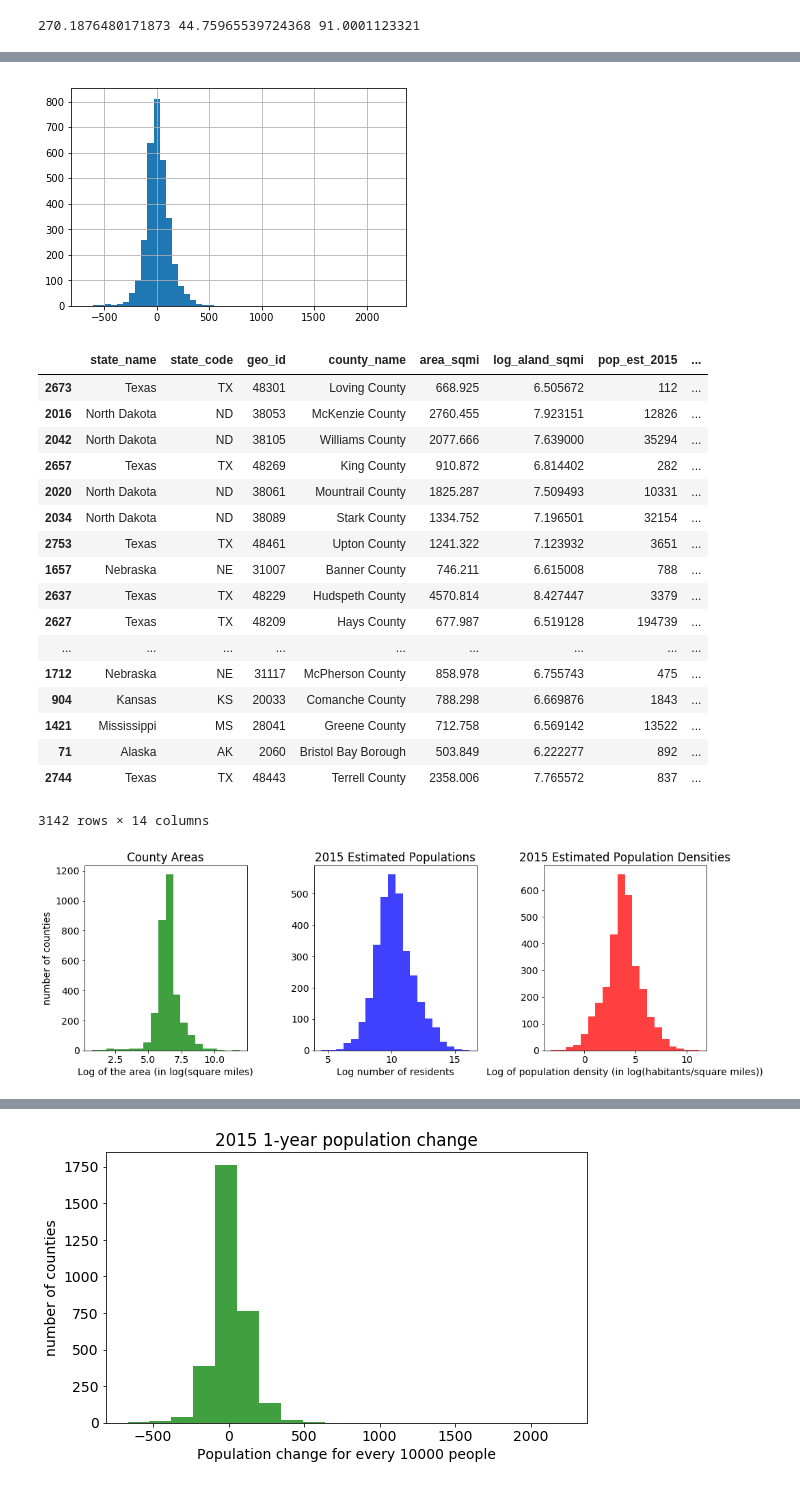
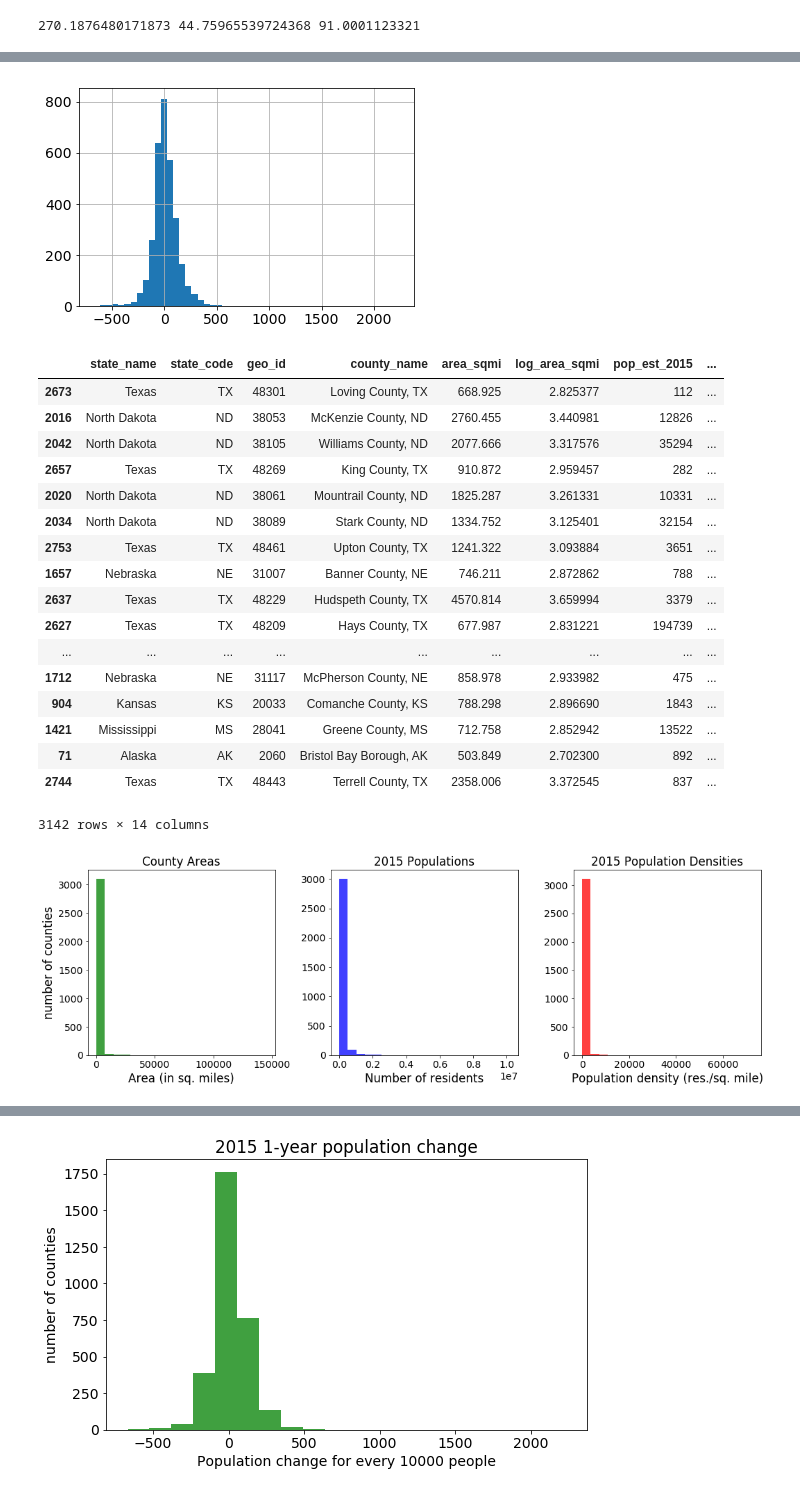
Before and after one commit to arilib/should_I_open_a_bar_Galvanize_capstone_project, a Jupyter notebook: src/jupyter_notebooks/eda_on_2015_pop_and_area.ipynb, the cells around one changed output, grey strips where cells are left out. Cells and saved outputs as stored; diff of their text form; code cells hidden in the pictures.

```diff
--- a/src/jupyter_notebooks/eda_on_2015_pop_and_area.ipynb
+++ b/src/jupyter_notebooks/eda_on_2015_pop_and_area.ipynb
@@ -5,7 +5,7 @@ import matplotlib as mpl
 import matplotlib.pyplot as plt
 %matplotlib inline
 # %%
-dfr = pd.read_csv('../data/2015_pop_and_area.csv')
+dfr = pd.read_csv('../../data/2015_demo_geo.csv')
 df = dfr.drop('Unnamed: 0', axis=1)
 df.head()
 # %% [output]
@@ -67,55 +67,55 @@ df.sort_values(['pop_den_2015'], axis=0, ascending=False)
 # %%
 df['pop_ch_10000_2015'].hist(bins=50);
 # %% [output]
-[figure, old version]
+[figure, new version]
 # %%
 df.sort_values(['pop_ch_10000_2015'], axis=0, ascending=False)
 # %% [output]
-|  | state_name | state_code | geo_id | county_name | area_sqmi | log_aland_sqmi | pop_est_2015 | ... |
-| 2673 | Texas | TX | 48301 | Loving County | 668.925 | 6.505672 | 112 | ... |
-| 2016 | North Dakota | ND | 38053 | McKenzie County | 2760.455 | 7.923151 | 12826 | ... |
-| 2042 | North Dakota | ND | 38105 | Williams County | 2077.666 | 7.639000 | 35294 | ... |
-| 2657 | Texas | TX | 48269 | King County | 910.872 | 6.814402 | 282 | ... |
-| 2020 | North Dakota | ND | 38061 | Mountrail County | 1825.287 | 7.509493 | 10331 | ... |
-| 2034 | North Dakota | ND | 38089 | Stark County | 1334.752 | 7.196501 | 32154 | ... |
-| 2753 | Texas | TX | 48461 | Upton County | 1241.322 | 7.123932 | 3651 | ... |
-| 1657 | Nebraska | NE | 31007 | Banner County | 746.211 | 6.615008 | 788 | ... |
-| 2637 | Texas | TX | 48229 | Hudspeth County | 4570.814 | 8.427447 | 3379 | ... |
-| 2627 | Texas | TX | 48209 | Hays County | 677.987 | 6.519128 | 194739 | ... |
+|  | state_name | state_code | geo_id | county_name | area_sqmi | log_area_sqmi | pop_est_2015 | ... |
+| 2673 | Texas | TX | 48301 | Loving County, TX | 668.925 | 2.825377 | 112 | ... |
+| 2016 | North Dakota | ND | 38053 | McKenzie County, ND | 2760.455 | 3.440981 | 12826 | ... |
+| 2042 | North Dakota | ND | 38105 | Williams County, ND | 2077.666 | 3.317576 | 35294 | ... |
+| 2657 | Texas | TX | 48269 | King County, TX | 910.872 | 2.959457 | 282 | ... |
+| 2020 | North Dakota | ND | 38061 | Mountrail County, ND | 1825.287 | 3.261331 | 10331 | ... |
+| 2034 | North Dakota | ND | 38089 | Stark County, ND | 1334.752 | 3.125401 | 32154 | ... |
+| 2753 | Texas | TX | 48461 | Upton County, TX | 1241.322 | 3.093884 | 3651 | ... |
+| 1657 | Nebraska | NE | 31007 | Banner County, NE | 746.211 | 2.872862 | 788 | ... |
+| 2637 | Texas | TX | 48229 | Hudspeth County, TX | 4570.814 | 3.659994 | 3379 | ... |
+| 2627 | Texas | TX | 48209 | Hays County, TX | 677.987 | 2.831221 | 194739 | ... |
 | ... | ... | ... | ... | ... | ... | ... | ... | ... |
-| 1712 | Nebraska | NE | 31117 | McPherson County | 858.978 | 6.755743 | 475 | ... |
-| 904 | Kansas | KS | 20033 | Comanche County | 788.298 | 6.669876 | 1843 | ... |
-| 1421 | Mississippi | MS | 28041 | Greene County | 712.758 | 6.569142 | 13522 | ... |
-| 71 | Alaska | AK | 2060 | Bristol Bay Borough | 503.849 | 6.222277 | 892 | ... |
-| 2744 | Texas | TX | 48443 | Terrell County | 2358.006 | 7.765572 | 837 | ... |
+| 1712 | Nebraska | NE | 31117 | McPherson County, NE | 858.978 | 2.933982 | 475 | ... |
+| 904 | Kansas | KS | 20033 | Comanche County, KS | 788.298 | 2.896690 | 1843 | ... |
+| 1421 | Mississippi | MS | 28041 | Greene County, MS | 712.758 | 2.852942 | 13522 | ... |
+| 71 | Alaska | AK | 2060 | Bristol Bay Borough, AK | 503.849 | 2.702300 | 892 | ... |
+| 2744 | Texas | TX | 48443 | Terrell County, TX | 2358.006 | 3.372545 | 837 | ... |
 3142 rows × 14 columns
 # %%
 mpl.rcParams.update({
     'font.size'           : 14.0,
     'axes.titlesize'      : 'large',
-    'axes.labelsize'      : 'medium',
+    'axes.labelsize'      : 'large',
     'xtick.labelsize'     : 'medium',
     'ytick.labelsize'     : 'medium',
     'legend.fontsize'     : 'large',
 })
 
 
 fig, (ax0, ax1, ax2) = plt.subplots(ncols=3, figsize=(15, 5))
 
-ax0.hist(df['log_aland_sqmi'], 20, facecolor='green', alpha=0.75)
+ax0.hist(df['area_sqmi'], 20, facecolor='green', alpha=0.75)
 ax0.set_title('County Areas')
 ax0.set_ylabel('number of counties')
-ax0.set_xlabel('Log of the area (in log(square miles)')
+ax0.set_xlabel('Area (in sq. miles)')
 
-ax1.hist(df['log_pop_est_2015'], 20, facecolor='blue', alpha=0.75)
-ax1.set_title('2015 Estimated Populations')
-ax1.set_xlabel('Log number of residents')
+ax1.hist(df['pop_est_2015'], 20, facecolor='blue', alpha=0.75)
+ax1.set_title('2015 Populations')
+ax1.set_xlabel('Number of residents')
 
-ax2.hist(df['log_pop_den_2015'], 20, facecolor='red', alpha=0.75)
-ax2.set_title('2015 Estimated Population Densities')
-ax2.set_xlabel('Log of population density (in log(habitants/square miles))')
+ax2.hist(df['pop_den_2015'], 20, facecolor='red', alpha=0.75)
+ax2.set_title('2015 Population Densities')
+ax2.set_xlabel('Population density (res./sq. mile)')
 
-plt.savefig('../figures/area_pop_dens_hist.png')
+plt.savefig('../../figures/area_pop_dens_hist.png')
 fig.tight_layout()
 # %% [output]
-[figure, old version]
+[figure, new version]
```
Also changed, not shown: parts of 6 cells of this notebook, 5 other files.
